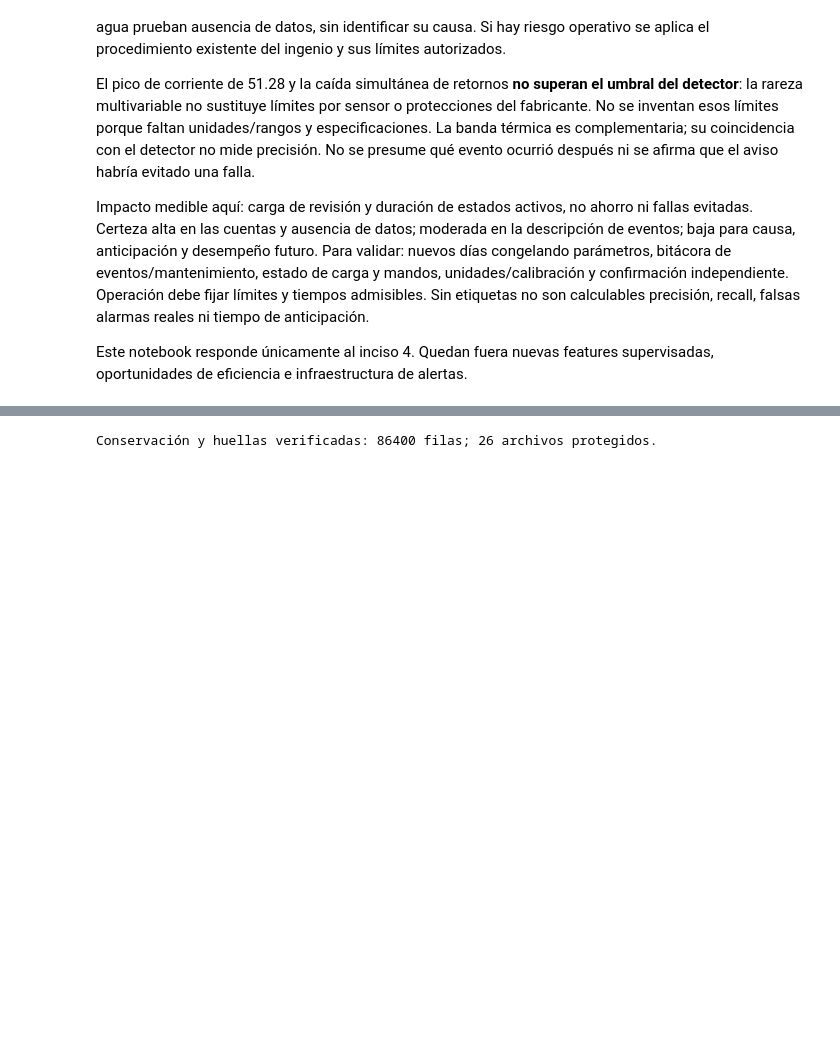
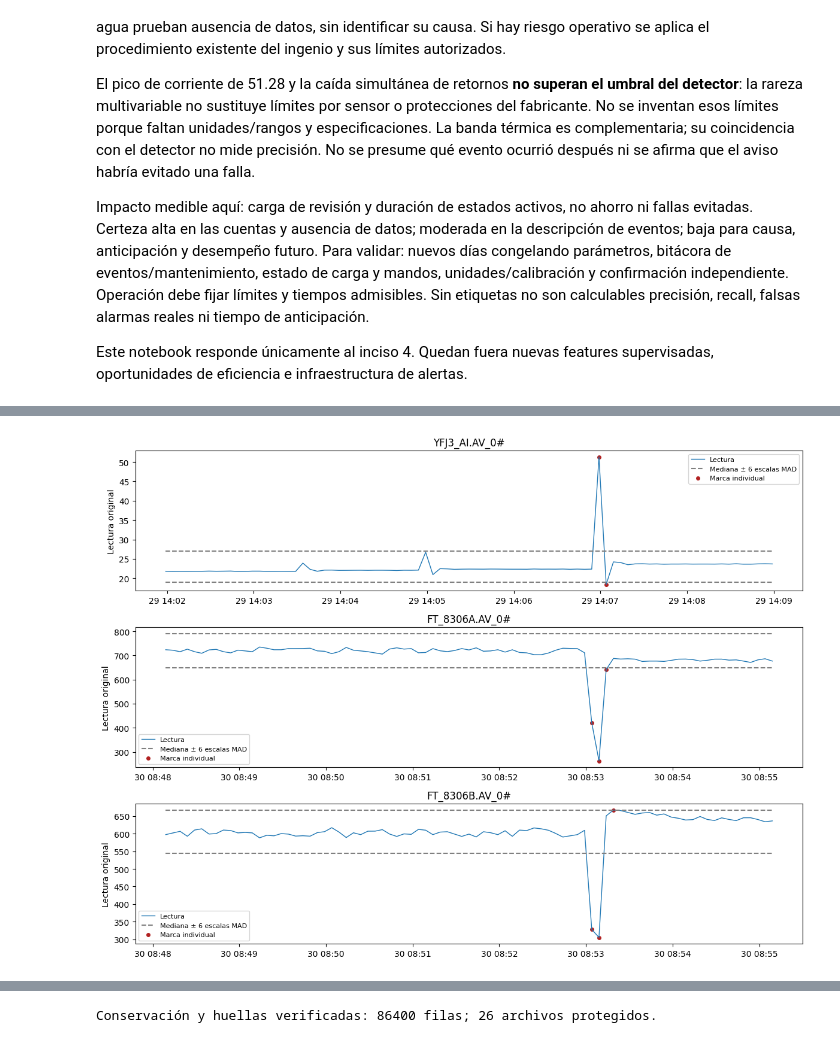
Before and after one commit to MoraVevo/prueba-tecnica-cientifico-datos-santa-ana, a Jupyter notebook: notebooks/10_anomalias_serie2.ipynb, the cells around one changed output, grey strips where cells are left out. Saved outputs shown, nothing was run; the diff lists cells and outputs as text; code cells hidden in the pictures; blank space fills up the shorter version.

Commit message:
Complementa anomalías con extremos robustos de corriente y retornos

```diff
--- a/notebooks/10_anomalias_serie2.ipynb
+++ b/notebooks/10_anomalias_serie2.ipynb
@@ -225,0 +238,79 @@ Este notebook responde únicamente al inciso 4. Quedan fuera nuevas features sup
+# %%
+from scripts.anomalias_serie2 import referencias_robustas, puntajes_robustos
+
+tags_extremos = ["YFJ3_AI.AV_0#", "FT_8306A.AV_0#", "FT_8306B.AV_0#"]
+referencia_robusta = referencias_robustas(x.loc[ajuste, tags_extremos], contexto.regimen_cerrado[ajuste])
+z_robusto = puntajes_robustos(x[tags_extremos], contexto.regimen_cerrado, referencia_robusta)
+extremos = filas[["fila_fuente", "date", "fase", "regimen_cerrado"]].copy()
+episodios_extremos, carga_extremos, sensibilidad_extremos = [], [], []
+for tag in tags_extremos:
+    marca = z_robusto[tag].abs().gt(6)
+    aviso = simular_aviso(marca)
+    extremos[f"z::{tag}"] = z_robusto[tag]
+    extremos[f"marca::{tag}"] = marca
+    extremos[f"sostenido::{tag}"] = aviso.activo
+    for tipo, bandera in [("instantaneo", marca), ("sostenido", aviso.activo)]:
+        e = episodios_marcados(datos.date, bandera)
+        e["tag"], e["tipo"] = tag, tipo
+        episodios_extremos.append(e)
+    for fase, mascara in [("ajuste_referencia", ajuste), ("reproduccion_dia5", ~ajuste)]:
+        inicios_marca = marca & ~marca.shift(fill_value=False)
+        carga_extremos.append({"tag": tag, "fase": fase, "lecturas_marcadas": int(marca[mascara].sum()),
+            "episodios_instantaneos_iniciados": int(inicios_marca[mascara].sum()),
+            "inicios_sostenidos": int(aviso.inicio_aviso[mascara].sum()),
+            "minutos_sostenidos": float(aviso.activo[mascara].sum()*5/60),
+            "marcas_sin_candidatura_IF": int((marca & ~filas.candidata & mascara).sum())})
+    for limite in [4, 6, 8]:
+        marca_sensible = z_robusto[tag].abs().gt(limite)
+        aviso_sensible = simular_aviso(marca_sensible)
+        sensibilidad_extremos.append({"tag": tag, "limite_robusto": limite,
+            "lecturas_marcadas": int(marca_sensible.sum()),
+            "episodios_instantaneos": int((marca_sensible & ~marca_sensible.shift(fill_value=False)).sum()),
+            "inicios_sostenidos": int(aviso_sensible.inicio_aviso.sum())})
+episodios_extremos = pd.concat(episodios_extremos, ignore_index=True)
+carga_extremos = pd.DataFrame(carga_extremos)
+sensibilidad_extremos = pd.DataFrame(sensibilidad_extremos)
+revision_extremos = []
+for fecha, tags in [(pd.Timestamp("2022-03-29 14:06:59"), [tags_extremos[0]]),
+                    (pd.Timestamp("2022-03-30 08:53:09"), tags_extremos[1:])]:
+    i = datos.index[datos.date.eq(fecha)][0]
+    for tag in tags:
+        revision_extremos.append({"date": fecha, "tag": tag, "lectura": x.loc[i, tag],
+            "z_robusto": z_robusto.loc[i, tag], "marca_instantanea": extremos.loc[i, f"marca::{tag}"],
+            "aviso_sostenido": extremos.loc[i, f"sostenido::{tag}"],
+            "candidata_IF": filas.candidata.iloc[i]})
+        # Evaluación retrospectiva del aviso posterior, nunca entrada de la regla.
+        posteriores = episodios_extremos.loc[episodios_extremos.tag.eq(tag)
+            & episodios_extremos.tipo.eq("sostenido") & episodios_extremos.inicio.ge(fecha)
+            & episodios_extremos.inicio.le(fecha+pd.Timedelta(seconds=30)), "inicio"]
+        primero = posteriores.min()
+        revision_extremos[-1]["primer_aviso_en_30s"] = primero
+        revision_extremos[-1]["demora_desde_extremo_s"] = ((primero-fecha).total_seconds()
+                                                            if pd.notna(primero) else np.nan)
+revision_extremos = pd.DataFrame(revision_extremos)
+display(referencia_robusta, carga_extremos, sensibilidad_extremos, revision_extremos)
+marcas_cualquier_sensor = extremos[[f"marca::{tag}" for tag in tags_extremos]].any(axis=1)
+print("Filas únicas con marca individual:", int(marcas_cualquier_sensor.sum()))
+print("Filas únicas marcadas sin candidatura IF:", int((marcas_cualquier_sensor & ~filas.candidata).sum()))
+fig, axs = plt.subplots(3, 1, figsize=(12, 9))
+for ax, tag, fecha in zip(axs, tags_extremos,
+        [pd.Timestamp("2022-03-29 14:06:59")]+[pd.Timestamp("2022-03-30 08:53:09")]*2):
+    ventana = datos.date.between(fecha-pd.Timedelta(minutes=5), fecha+pd.Timedelta(minutes=2))
+    r = referencia_robusta.loc[referencia_robusta.tag.eq(tag)].set_index("regimen_cerrado")
+    centro = contexto.regimen_cerrado.map(r.mediana)
+    escala = contexto.regimen_cerrado.map(r.escala_robusta)
+    ax.plot(datos.date[ventana], x.loc[ventana, tag], label="Lectura", lw=1)
+    ax.plot(datos.date[ventana], (centro+6*escala)[ventana], ls="--", color="gray", label="Mediana ± 6 escalas MAD")
+    ax.plot(datos.date[ventana], (centro-6*escala)[ventana], ls="--", color="gray")
+    marcada = ventana & extremos[f"marca::{tag}"]
+    ax.scatter(datos.date[marcada], x.loc[marcada, tag], color="firebrick", s=16, label="Marca individual")
+    ax.set_title(tag); ax.set_ylabel("Lectura original"); ax.legend(fontsize=8)
+fig.tight_layout(); fig.savefig(SALIDA/"extremos_individuales.png", dpi=140); plt.show()
+extremos.to_csv(SALIDA/"extremos_individuales.csv", index=False)
+referencia_robusta.to_csv(SALIDA/"referencias_robustas.csv", index=False)
+episodios_extremos.to_csv(SALIDA/"episodios_extremos.csv", index=False)
+carga_extremos.to_csv(SALIDA/"carga_extremos.csv", index=False)
+sensibilidad_extremos.to_csv(SALIDA/"sensibilidad_extremos.csv", index=False)
+revision_extremos.to_csv(SALIDA/"revision_extremos.csv", index=False)
+assert len(extremos)==len(datos) and z_robusto.isna().sum().sum()==x[tags_extremos].isna().sum().sum()
+# %% [output]
@@ -225,0 +350 @@ Este notebook responde únicamente al inciso 4. Quedan fuera nuevas features sup
+[figure, added]
```
Also changed, not shown: parts of 3 cells of this notebook, 6 other files.
